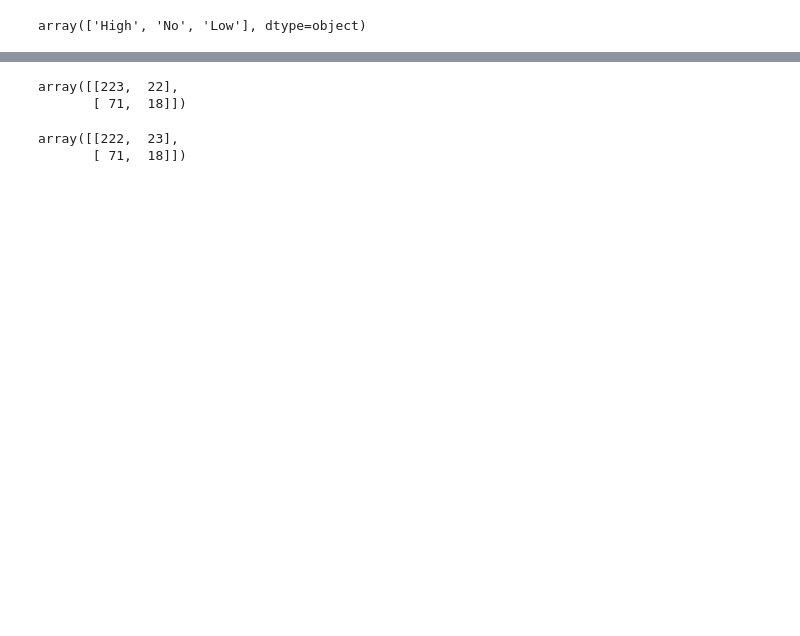
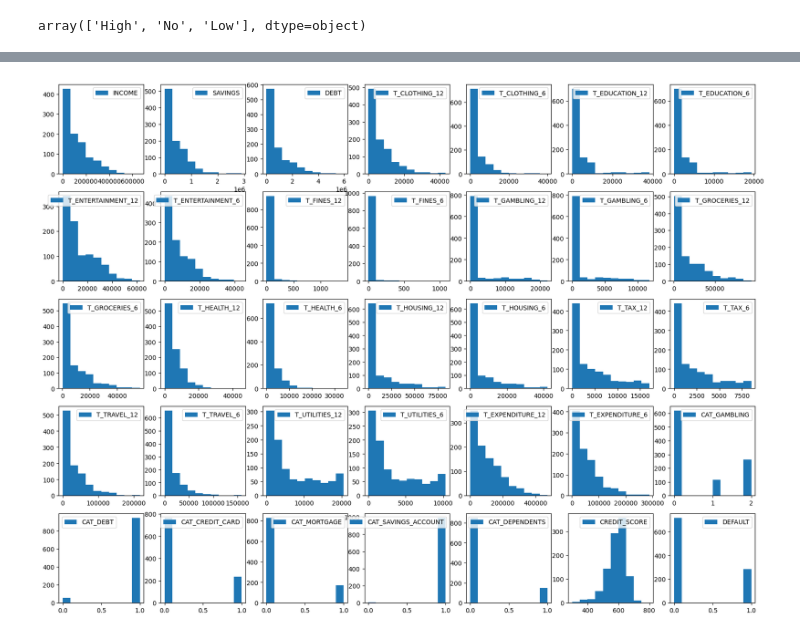
Before and after one commit to lenizio/studies_machine_learning, a Jupyter notebook: notebooks/credit_score.ipynb, the cells around one changed output, grey strips where cells are left out. Drawn from its saved outputs; the diff is of its cells as text; code cells hidden in the pictures; blank space fills up the shorter version.

```diff
--- a/notebooks/credit_score.ipynb
+++ b/notebooks/credit_score.ipynb
@@ -234,10 +88,17 @@ y_ =log.predict(X_test)
-# %%
-confusion_matrix(Y_test,y_)
-# %% [output]
-array([[223,  22],
-       [ 71,  18]])
-# %%
-confusion_matrix(Y_test,y)
-# %% [output]
-array([[222,  23],
-       [ 71,  18]])
+# %%
+columns_to_keep = [col for col in credit_score.columns if not  col.startswith('R_')]
+# %%
+credit_score = credit_score[columns_to_keep]
+# %%
+def plot_distributions(data_frame):
+
+    plt.figure(figsize=(20,15,))
+
+    for n, column in enumerate(data_frame.columns):
+        plt.subplot(5,7,n+1)
+        plt.hist((data_frame[column].values) , label=column)
+        plt.legend()
+# %%
+plot_distributions(credit_score)
+# %% [output]
+[figure, added]
```
Also changed, not shown: parts of 69 cells of this notebook, 1 other file.
